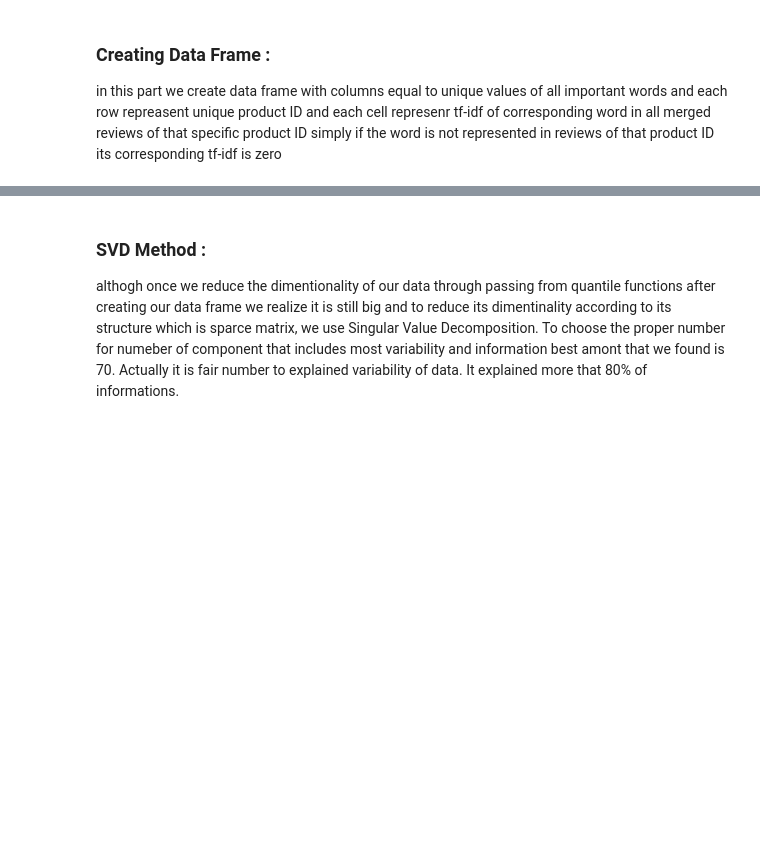
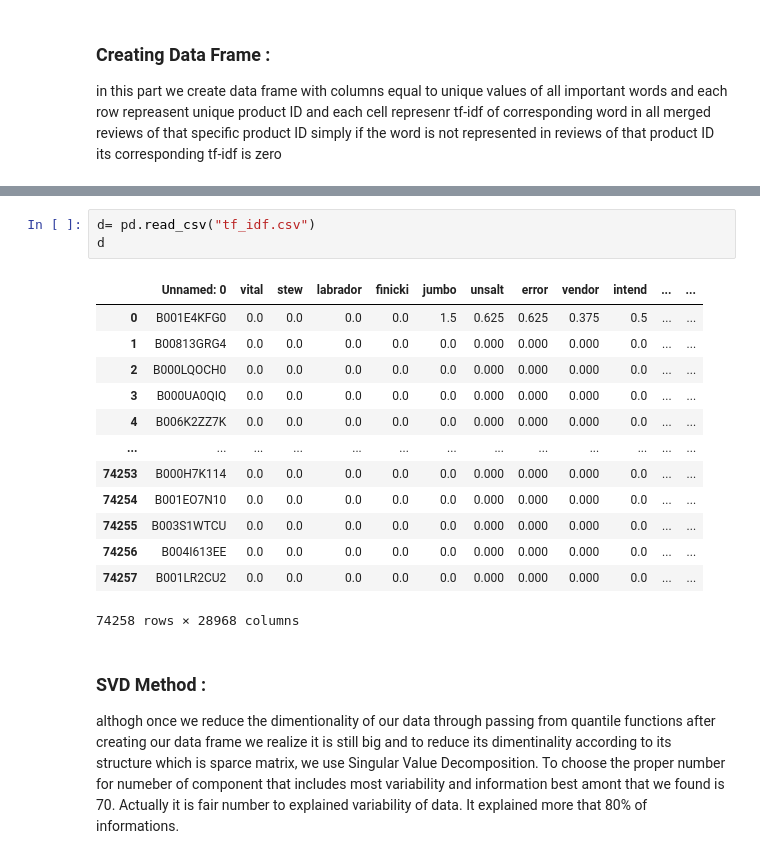
Before and after one commit to FraCasa/ADM_Homework4, a Jupyter notebook: Homework4.ipynb, the cells around one changed output, grey strips where cells are left out. Saved outputs shown, nothing was run; the diff lists cells and outputs as text; blank space fills up the shorter version.

```diff
--- a/Homework4.ipynb
+++ b/Homework4.ipynb
@@ -298,3 +300,20 @@ d
+# %%
+d= pd.read_csv("tf_idf.csv")
+d
+# %% [output]
+|  | Unnamed: 0 | vital | stew | labrador | finicki | jumbo | unsalt | error | vendor | intend | ... | ... |
+| 0 | B001E4KFG0 | 0.0 | 0.0 | 0.0 | 0.0 | 1.5 | 0.625 | 0.625 | 0.375 | 0.5 | ... | ... |
+| 1 | B00813GRG4 | 0.0 | 0.0 | 0.0 | 0.0 | 0.0 | 0.000 | 0.000 | 0.000 | 0.0 | ... | ... |
+| 2 | B000LQOCH0 | 0.0 | 0.0 | 0.0 | 0.0 | 0.0 | 0.000 | 0.000 | 0.000 | 0.0 | ... | ... |
+| 3 | B000UA0QIQ | 0.0 | 0.0 | 0.0 | 0.0 | 0.0 | 0.000 | 0.000 | 0.000 | 0.0 | ... | ... |
+| 4 | B006K2ZZ7K | 0.0 | 0.0 | 0.0 | 0.0 | 0.0 | 0.000 | 0.000 | 0.000 | 0.0 | ... | ... |
+| ... | ... | ... | ... | ... | ... | ... | ... | ... | ... | ... | ... | ... |
+| 74253 | B000H7K114 | 0.0 | 0.0 | 0.0 | 0.0 | 0.0 | 0.000 | 0.000 | 0.000 | 0.0 | ... | ... |
+| 74254 | B001EO7N10 | 0.0 | 0.0 | 0.0 | 0.0 | 0.0 | 0.000 | 0.000 | 0.000 | 0.0 | ... | ... |
+| 74255 | B003S1WTCU | 0.0 | 0.0 | 0.0 | 0.0 | 0.0 | 0.000 | 0.000 | 0.000 | 0.0 | ... | ... |
+| 74256 | B004I613EE | 0.0 | 0.0 | 0.0 | 0.0 | 0.0 | 0.000 | 0.000 | 0.000 | 0.0 | ... | ... |
+| 74257 | B001LR2CU2 | 0.0 | 0.0 | 0.0 | 0.0 | 0.0 | 0.000 | 0.000 | 0.000 | 0.0 | ... | ... |
+74258 rows × 28968 columns
 # %% [markdown]
 ### SVD Method :
 althogh once we reduce the dimentionality of our data through passing from quantile functions after creating our data frame we realize it is still big and to reduce its dimentinality according to its structure which is sparce matrix, we use Singular Value Decomposition. To choose the proper number for numeber of component that includes most variability and information best amont that we found is 70. Actually it is fair number to explained variability of data. It explained more that 80% of informations.
```
Also changed, not shown: parts of 20 cells of this notebook.
